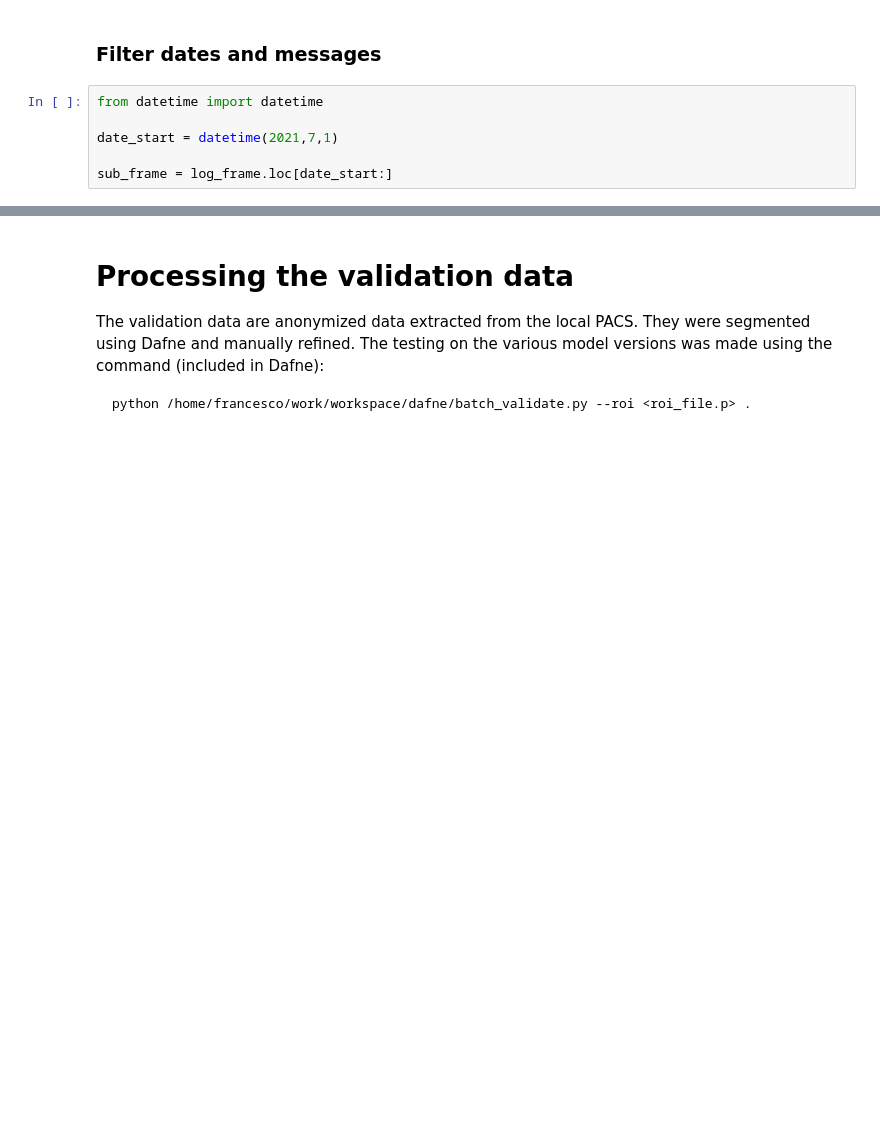
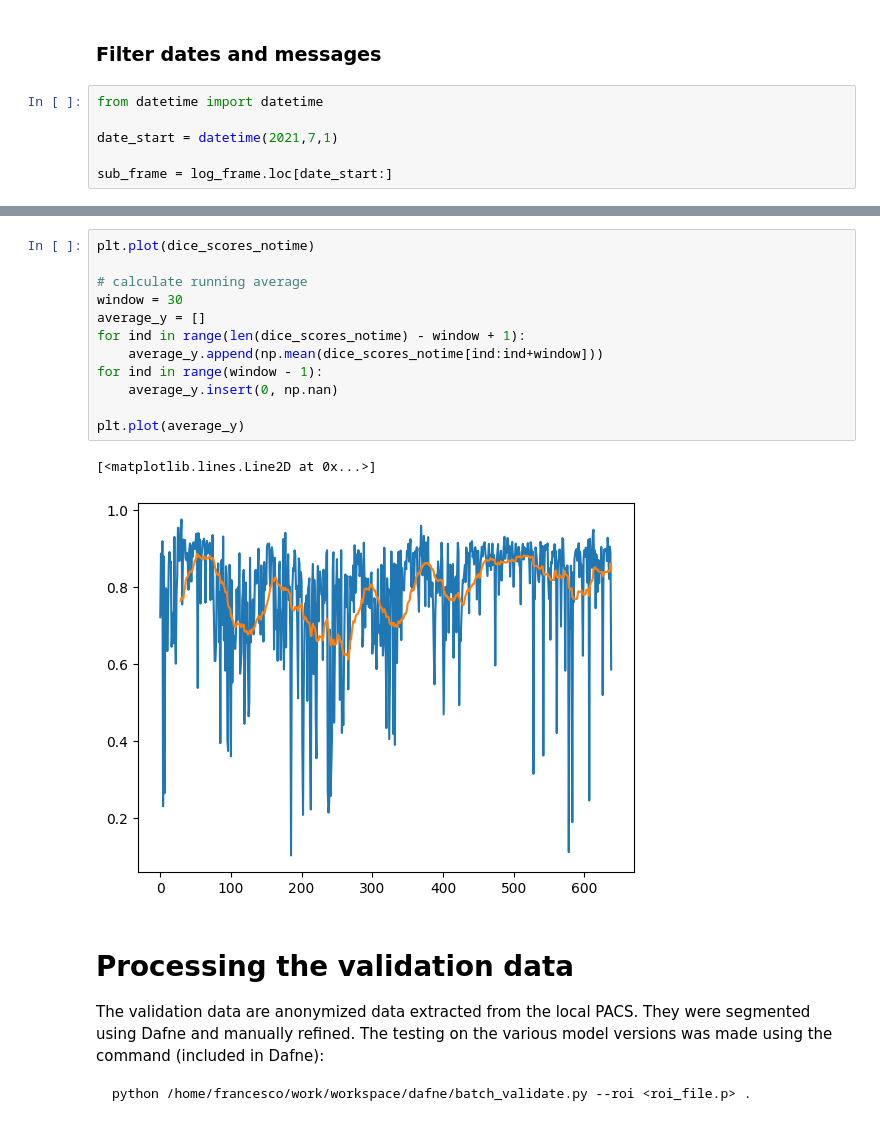
Before and after one commit to dafne-imaging/dafne-evaluation, a Jupyter notebook: dafne_figures.ipynb, the cells around one changed output, grey strips where cells are left out. Cells and saved outputs as stored; diff of their text form; blank space fills up the shorter version.

```diff
--- a/dafne_figures.ipynb
+++ b/dafne_figures.ipynb
@@ -118,3 +122,18 @@ np.percentile(dice_scores_notime,100)=0.9999999995861314
+# %%
+plt.plot(dice_scores_notime)
+
+# calculate running average
+window = 30
+average_y = []
+for ind in range(len(dice_scores_notime) - window + 1):
+    average_y.append(np.mean(dice_scores_notime[ind:ind+window]))
+for ind in range(window - 1):
+    average_y.insert(0, np.nan)
+
+plt.plot(average_y)
+# %% [output]
+[<matplotlib.lines.Line2D at 0x...>]
+[figure, added]
 # %% [markdown]
 # Processing the validation data
 
```
Also changed, not shown: parts of 4 cells of this notebook, 1 other file.
